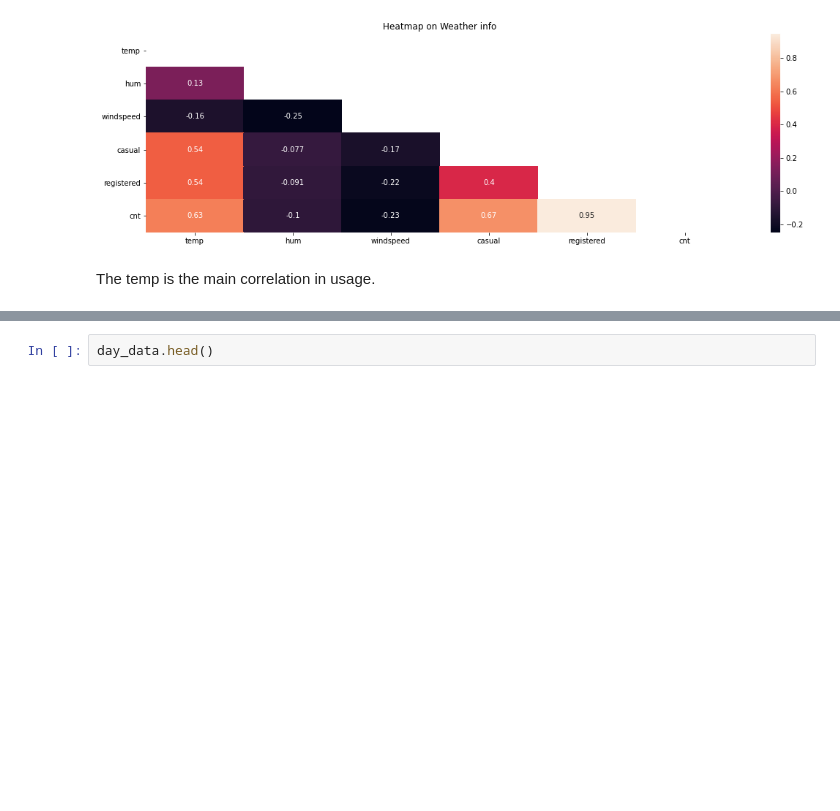
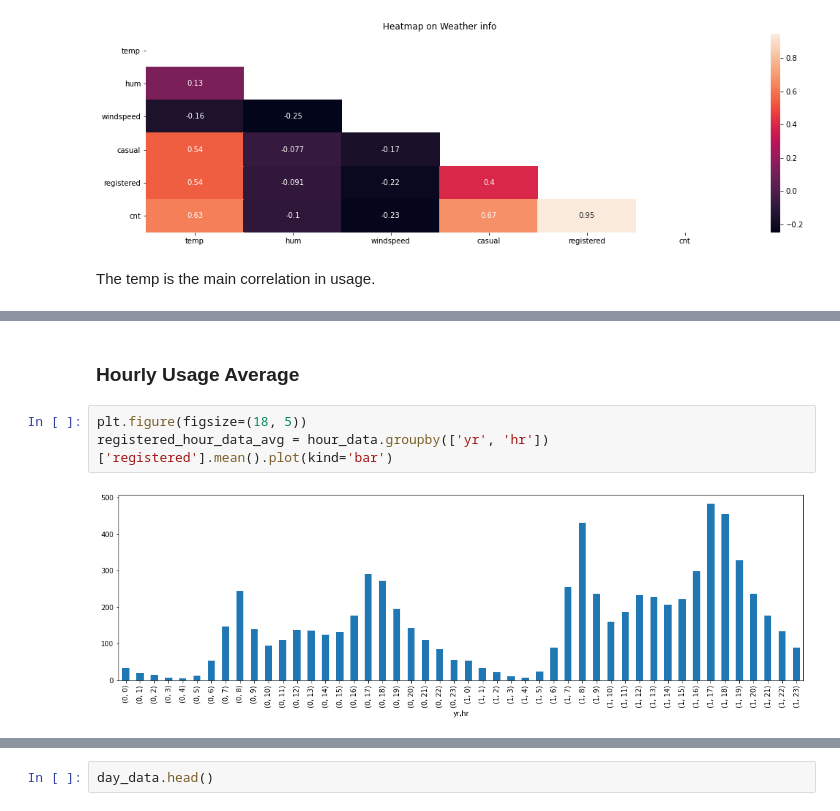
Before and after one commit to Judiiith/Bike_Sharing, a Jupyter notebook: Bike_Sharing.ipynb, the cells around one changed output, grey strips where cells are left out. Drawn from its saved outputs; the diff is of its cells as text; blank space fills up the shorter version.

```diff
--- a/Bike_Sharing.ipynb
+++ b/Bike_Sharing.ipynb
@@ -161,0 +178,7 @@ The temp is the main correlation in usage.
+# %% [markdown]
+### Hourly Usage Average
+# %%
+plt.figure(figsize=(18, 5))
+registered_hour_data_avg = hour_data.groupby(['yr', 'hr'])['registered'].mean().plot(kind='bar')
+# %% [output]
+[figure, added]
```
Also changed, not shown: parts of 26 cells of this notebook.
